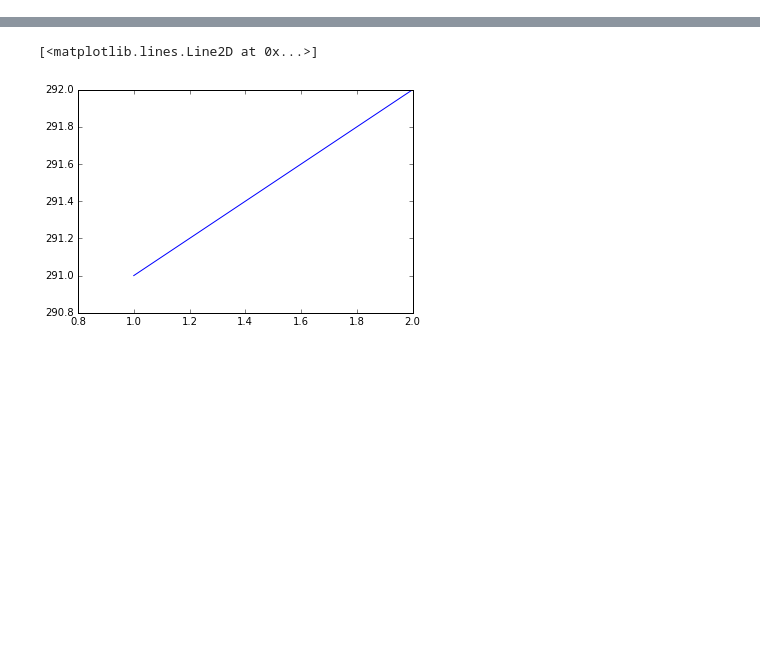
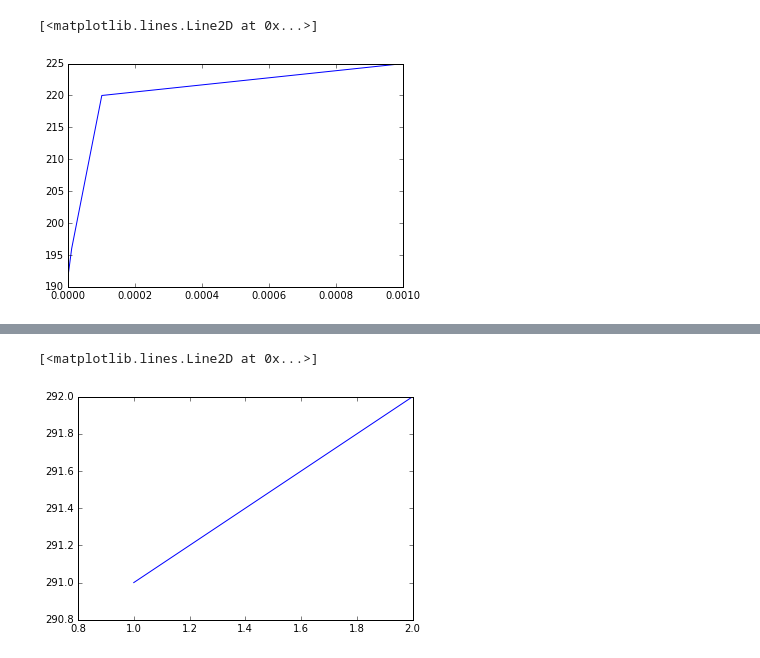
Before and after one commit to colinlzh/titanic, a Jupyter notebook: Untitled.ipynb, the cells around one changed output, grey strips where cells are left out. Drawn from its saved outputs; the diff is of its cells as text; code cells hidden in the pictures; blank space fills up the shorter version.

```diff
--- a/Untitled.ipynb
+++ b/Untitled.ipynb
@@ -24,17 +76,35 @@ okrecord=record.map(stand)
+# %%
+re=0
+for i in range(10):
+    model = RandomForest.trainRegressor(ageTrain,
+                                             numTrees=4, featureSubsetStrategy="auto",categoricalFeaturesInfo={},
+                                             maxDepth=7)
+
+    predictions = model.predict(tageTrain.map(lambda x: x.features))
+    predictions.take(5)
+    labelsAndPreds2 = tageTrain.map(lambda lp: lp.label).zip(predictions)
+    re+=labelsAndPreds2.map(lambda x:eva(x[0],x[1])).reduce(add)
+re
 # %%
 from pyspark.mllib.regression import LabeledPoint
 from pyspark.mllib.classification import LogisticRegressionWithLBFGS, LogisticRegressionModel,LogisticRegressionWithSGD
 from pyspark.mllib.classification import SVMWithSGD, SVMModel,NaiveBayes, NaiveBayesModel
-def evaluate(data,iteration,step):
-#     (trainingData, testData) = data.randomSplit([0.8, 0.2])
-    model2 = NaiveBayes.train(data,iteration)
-    # Evaluating the model on training data
-    labelsAndPreds2 = data.map(lambda p: (p.label, model2.predict(p.features)))
-    return labelsAndPreds2.filter(lambda x:x[0]==x[1]).count()
+def evaluate(data,iteration,l2):
+    re=0
+    for i in range(10):
+        (trainingData, testData) = data.randomSplit([0.7, 0.3])
+        model2 = LogisticRegressionWithLBFGS.train(trainingData,iteration,regParam =l2,regType='l2')
+        # Evaluating the model on training data
+        labelsAndPreds2 = testData.map(lambda p: (p.label, model2.predict(p.features)))
+        re+=labelsAndPreds2.filter(lambda x:x[0]==x[1]).count()
+        return re
 parsedData=okrecord.map(lambda x:[float(a) for a in x]).map(lambda x:LabeledPoint(x[1],x[2:]))
-# iter=[0.01,0.05,0.10,0.20,0.50,1.0]
-# out=[evaluate(parsedData,it,0.1) for it in iter]
-# plt.plot(iter,out)
+iter=[0,0.00001,0.0001,0.001]
+out=[evaluate(parsedData,11,it) for it in iter]
+plt.plot(iter,out)
+# %% [output]
+[<matplotlib.lines.Line2D at 0x...>]
+[figure, added]
 # %%
 out
 # %% [output]
```
Also changed, not shown: parts of 13 cells of this notebook, 5 other files.
